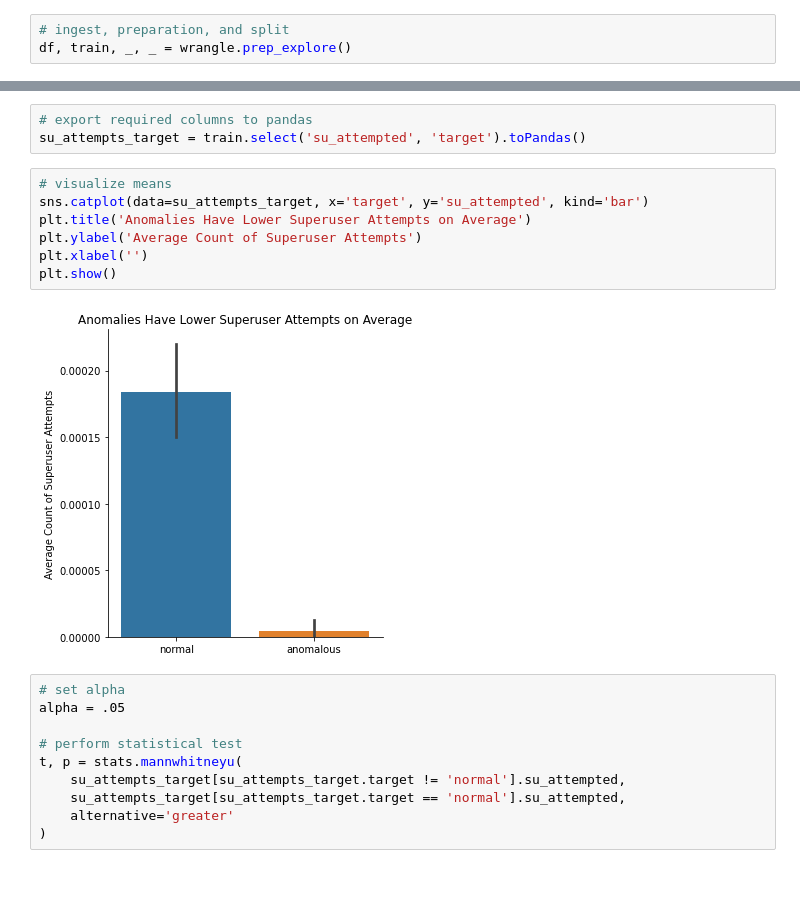
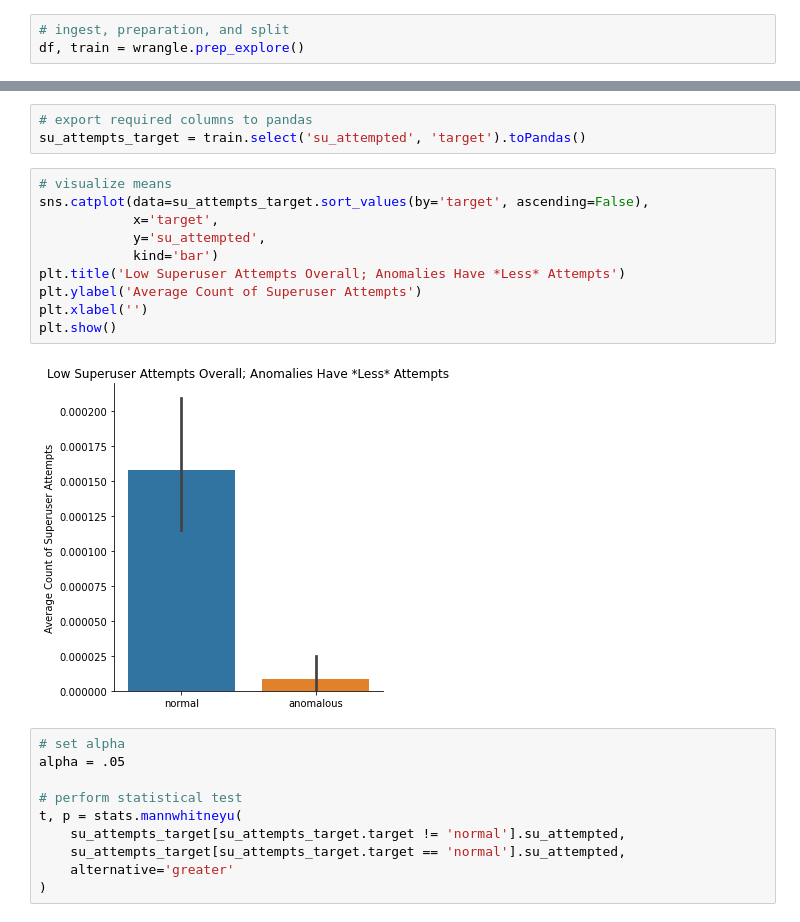
Before and after one commit to JacobPaxton/spark-intrusion-detection, a Jupyter notebook: explore_MVP.ipynb, the cells around one changed output, grey strips where cells are left out. Drawn from its saved outputs; the diff is of its cells as text; blank space fills up the shorter version.

```diff
--- a/explore_MVP.ipynb
+++ b/explore_MVP.ipynb
@@ -32,6 +32,6 @@ To adjust logging level use sc.setLogLevel(newLevel). For SparkR, use setLogLeve
 # %%
 # ingest, preparation, and split
-df, train, _, _ = wrangle.prep_explore()
+df, train = wrangle.prep_explore()
 # %%
 df.printSchema()
 # %% [output]
@@ -142,13 +150,16 @@ We reject the null hypothesis. We are 95% confident that anomalies have higher c
 su_attempts_target = train.select('su_attempted', 'target').toPandas()
 # %%
 # visualize means
-sns.catplot(data=su_attempts_target, x='target', y='su_attempted', kind='bar')
-plt.title('Anomalies Have Lower Superuser Attempts on Average')
+sns.catplot(data=su_attempts_target.sort_values(by='target', ascending=False),
+            x='target',
+            y='su_attempted',
+            kind='bar')
+plt.title('Low Superuser Attempts Overall; Anomalies Have *Less* Attempts')
 plt.ylabel('Average Count of Superuser Attempts')
 plt.xlabel('')
 plt.show()
 # %% [output]
-[figure, old version]
+[figure, new version]
 # %%
 # set alpha
 alpha = .05
```
Also changed, not shown: parts of 5 cells of this notebook.
